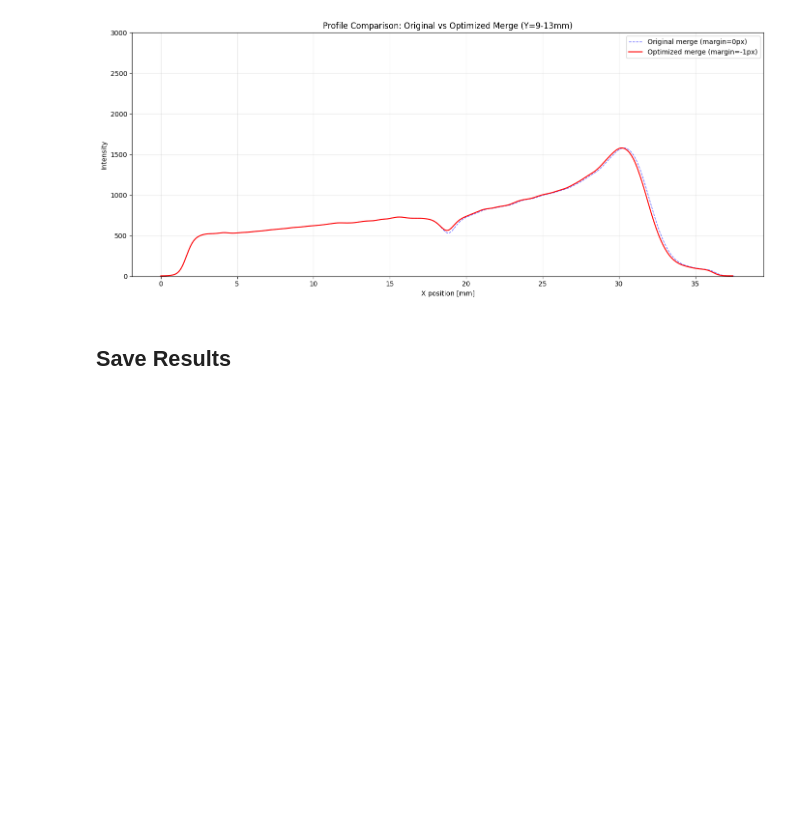
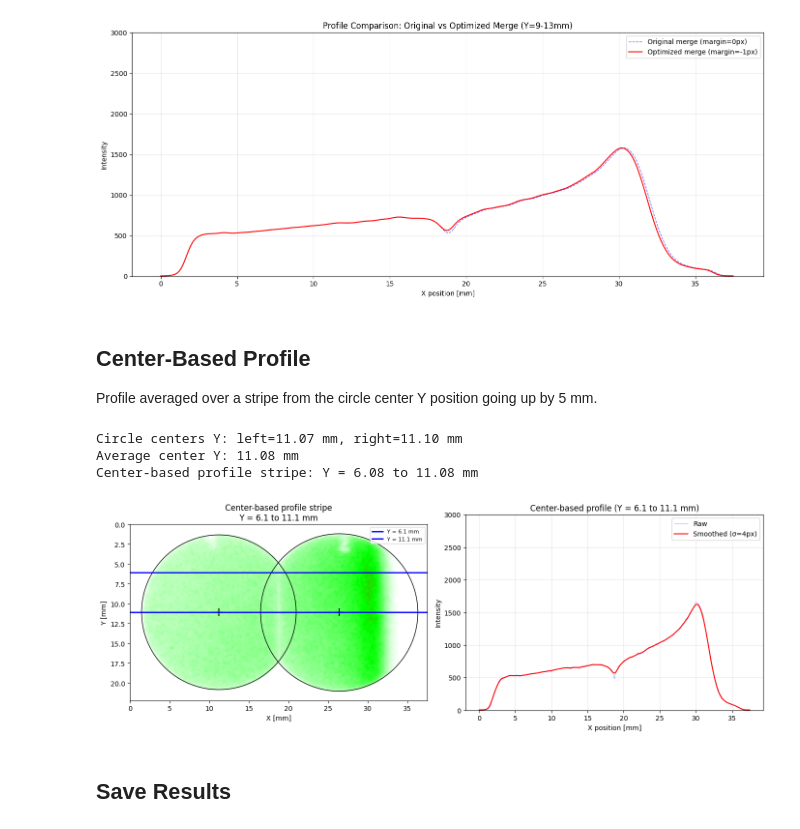
Before and after one commit to grzanka/osl_mb_foils, a Jupyter notebook: notebooks/pub_something_2026/mbo_foils/0.2-match-ccb.ipynb, the cells around one changed output. Saved outputs shown, nothing was run; the diff lists cells and outputs as text; code cells hidden in the pictures; blank space fills up the shorter version.

```diff
--- a/notebooks/pub_something_2026/mbo_foils/0.2-match-ccb.ipynb
+++ b/notebooks/pub_something_2026/mbo_foils/0.2-match-ccb.ipynb
@@ -1079,6 +1079,70 @@ plt.tight_layout()
 plt.show()
 # %% [output]
 [figure]
+# %% [markdown]
+## Center-Based Profile
+
+Profile averaged over a stripe from the circle center Y position going up by 5 mm.
+# %%
+# Center-based profile: stripe from circle centers going up 5mm
+# Average Y position of optimized circle centers (assumed horizontally aligned)
+avg_center_y_mm = (left_circle_merged_opt.y + right_circle_merged_opt.y) / 2 * PIXEL_SIZE_MM
+
+# Stripe: from (center_y - 5mm) to center_y
+CENTER_PROFILE_Y_MAX_MM = avg_center_y_mm
+CENTER_PROFILE_Y_MIN_MM = avg_center_y_mm - 5
+CENTER_PROFILE_Y_MIN_PX = int(CENTER_PROFILE_Y_MIN_MM / PIXEL_SIZE_MM)
+CENTER_PROFILE_Y_MAX_PX = int(CENTER_PROFILE_Y_MAX_MM / PIXEL_SIZE_MM)
+
+print(f"Circle centers Y: left={left_circle_merged_opt.y * PIXEL_SIZE_MM:.2f} mm, "
+      f"right={right_circle_merged_opt.y * PIXEL_SIZE_MM:.2f} mm")
+print(f"Average center Y: {avg_center_y_mm:.2f} mm")
+print(f"Center-based profile stripe: Y = {CENTER_PROFILE_Y_MIN_MM:.2f} to {CENTER_PROFILE_Y_MAX_MM:.2f} mm")
+
+# Compute center-based profile
+profile_center_raw = np.nanmean(
+    merged_image_opt[CENTER_PROFILE_Y_MIN_PX:CENTER_PROFILE_Y_MAX_PX, :].astype(float), axis=0)
+profile_center_smooth = gaussian_filter1d(profile_center_raw, sigma=SMOOTHING_SIGMA)
+
+# Visualize
+fig, axes = plt.subplots(1, 2, figsize=(14, 5))
+
+# Left: image with stripe
+ax = axes[0]
+h_opt, w_opt = merged_image_opt.shape
+extent_mm = [0, w_opt * PIXEL_SIZE_MM, h_opt * PIXEL_SIZE_MM, 0]
+ax.imshow(merged_image_opt, cmap=CMAP, vmin=0, vmax=VMAX, extent=extent_mm)
+
+for circle in [left_circle_merged_opt, right_circle_merged_opt]:
+    ax.add_patch(plt.Circle((circle.x * PIXEL_SIZE_MM, circle.y * PIXEL_SIZE_MM),
+                            circle.r * PIXEL_SIZE_MM, color='black', fill=False, lw=1))
+    ax.plot(circle.x * PIXEL_SIZE_MM, circle.y * PIXEL_SIZE_MM, 'k+', ms=12, mew=1.5)
+
+ax.axhline(y=CENTER_PROFILE_Y_MIN_MM, color='blue', linewidth=2, label=f'Y = {CENTER_PROFILE_Y_MIN_MM:.1f} mm')
+ax.axhline(y=CENTER_PROFILE_Y_MAX_MM, color='blue', linewidth=2, label=f'Y = {CENTER_PROFILE_Y_MAX_MM:.1f} mm')
+ax.set_title(f'Center-based profile stripe\nY = {CENTER_PROFILE_Y_MIN_MM:.1f} to {CENTER_PROFILE_Y_MAX_MM:.1f} mm')
+ax.set_xlabel('X [mm]')
+ax.set_ylabel('Y [mm]')
+ax.legend(fontsize=8)
+
+# Right: profile
+ax = axes[1]
+ax.plot(x_mm_opt, profile_center_raw, 'b-', lw=0.5, alpha=0.5, label='Raw')
+ax.plot(x_mm_opt, profile_center_smooth, 'r-', lw=1.5, label=f'Smoothed (σ={SMOOTHING_SIGMA}px)')
+ax.set_xlabel('X position [mm]')
+ax.set_ylabel('Intensity')
+ax.set_ylim(0, VMAX)
+ax.set_title(f'Center-based profile (Y = {CENTER_PROFILE_Y_MIN_MM:.1f} to {CENTER_PROFILE_Y_MAX_MM:.1f} mm)')
+ax.legend()
+ax.grid(True, alpha=0.3)
+
+plt.tight_layout()
+plt.show()
+# %% [output]
+Circle centers Y: left=11.07 mm, right=11.10 mm
+Average center Y: 11.08 mm
+Center-based profile stripe: Y = 6.08 to 11.08 mm
+[figure, added]
 # %% [markdown]
 ## Save Results
 # %%
```
Also changed, not shown: parts of 5 cells of this notebook, 3 other files.
